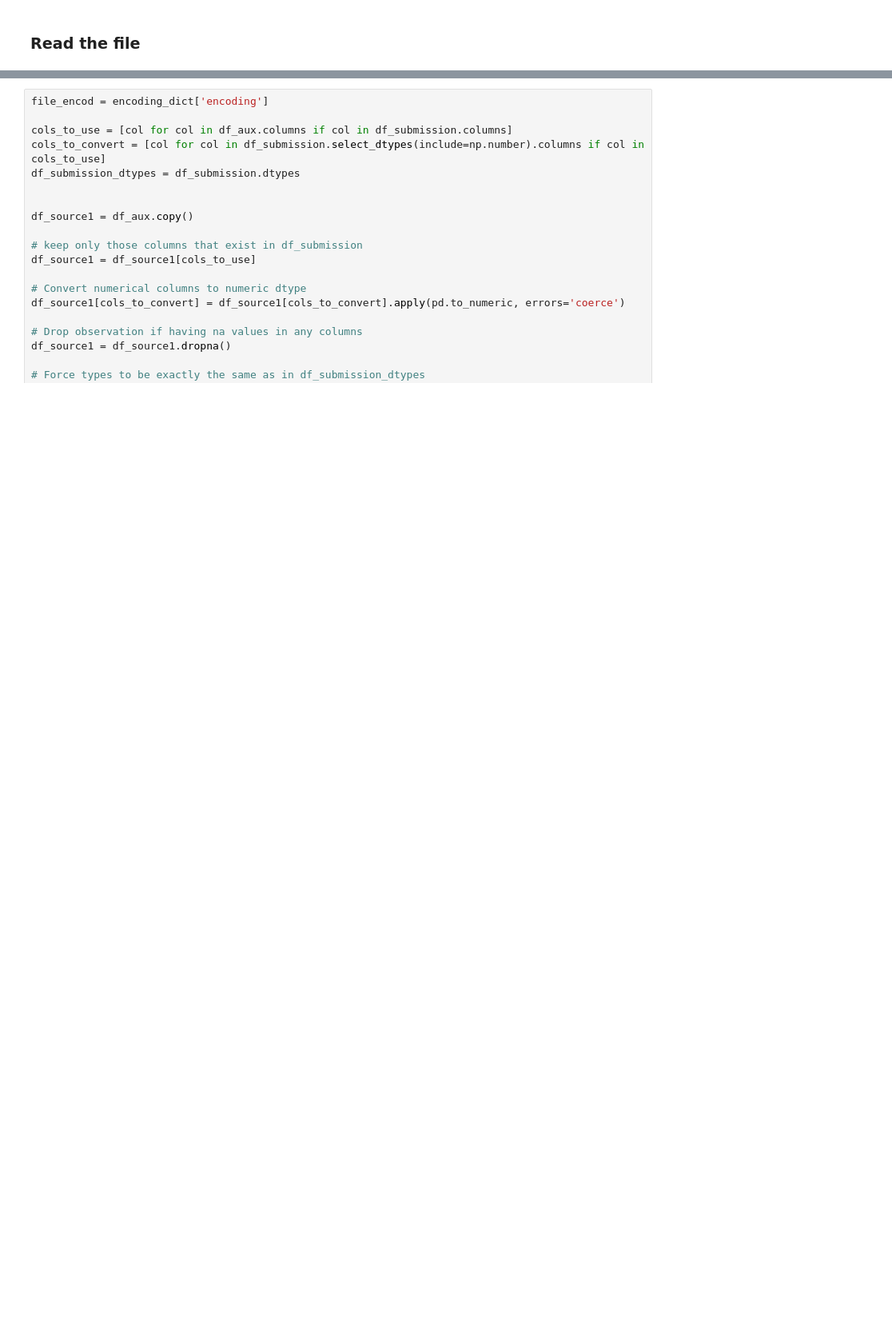
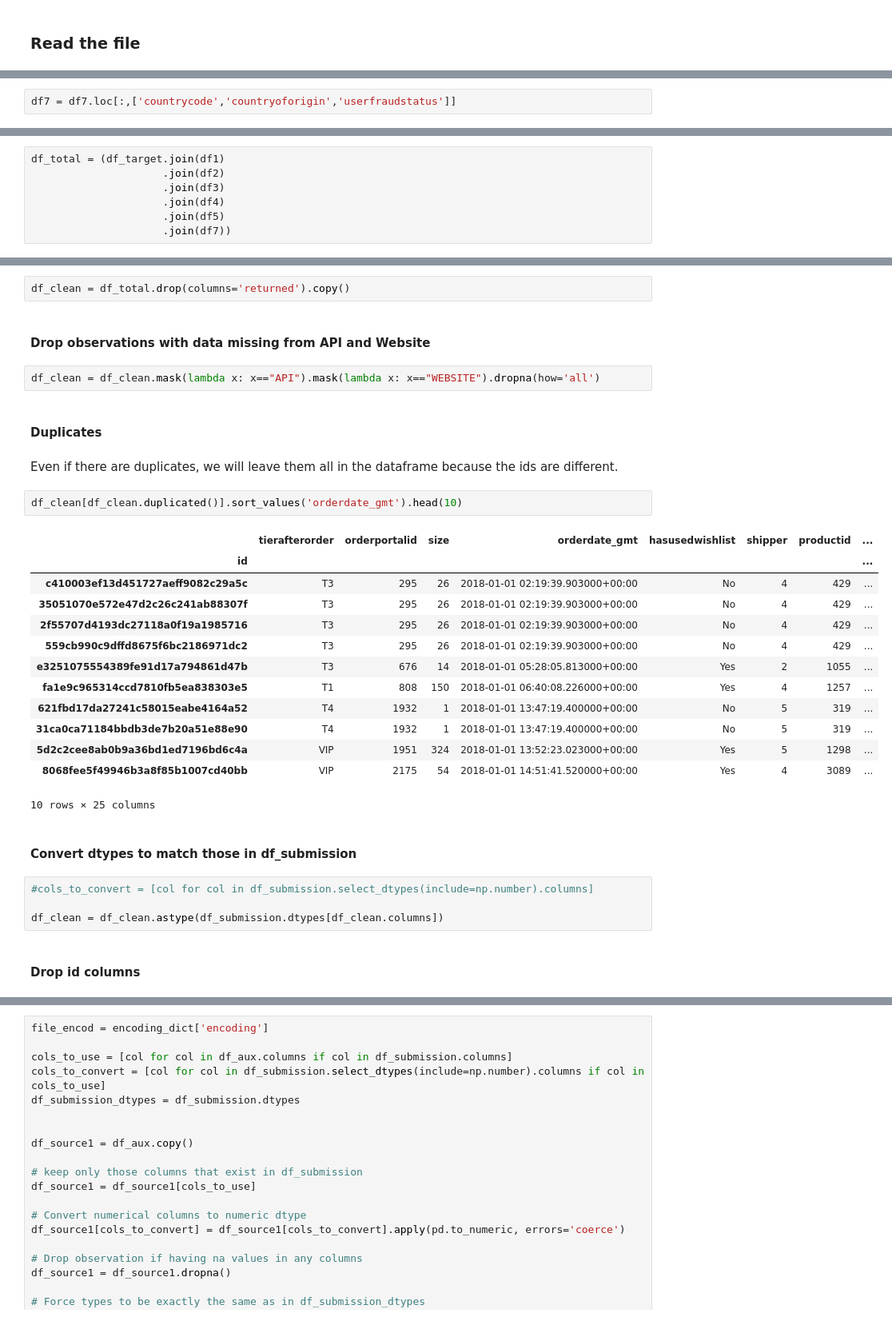
Before and after one commit to jnpicao/LDSSA-batch3-workspace, a Jupyter notebook: S02 - Data Wrangling/HCKT02 - Data Wrangling/hckt2_complete_script.ipynb, the cells around one changed output, grey strips where cells are left out. Shown at 80% size. Cells and saved outputs as stored; diff of their text form; blank space fills up the shorter version.

```diff
--- a/S02 - Data Wrangling/HCKT02 - Data Wrangling/hckt2_complete_script.ipynb
+++ b/S02 - Data Wrangling/HCKT02 - Data Wrangling/hckt2_complete_script.ipynb
@@ -216,0 +324,2 @@ memory usage: 29.0+ MB
+# %%
+df7 = df7.loc[:,['countrycode','countryoforigin','userfraudstatus']]
@@ -216,0 +345,7 @@ memory usage: 29.0+ MB
+# %%
+df_total = (df_target.join(df1)
+                     .join(df2)
+                     .join(df3)
+                     .join(df4)
+                     .join(df5)
+                     .join(df7))
@@ -216,0 +385,34 @@ memory usage: 29.0+ MB
+# %%
+df_clean = df_total.drop(columns='returned').copy()
+# %% [markdown]
+#### Drop observations with data missing from API and Website
+# %%
+df_clean = df_clean.mask(lambda x: x=="API").mask(lambda x: x=="WEBSITE").dropna(how='all')
+# %% [markdown]
+#### Duplicates
+# %% [markdown]
+Even if there are duplicates, we will leave them all in the dataframe because the ids are different.
+# %%
+df_clean[df_clean.duplicated()].sort_values('orderdate_gmt').head(10)
+# %% [output]
+|  | tierafterorder | orderportalid | size | orderdate_gmt | hasusedwishlist | shipper | productid | ... |
+| id |  |  |  |  |  |  |  | ... |
+| c410003ef13d451727aeff9082c29a5c | T3 | 295 | 26 | 2018-01-01 02:19:39.903000+00:00 | No | 4 | 429 | ... |
+| 35051070e572e47d2c26c241ab88307f | T3 | 295 | 26 | 2018-01-01 02:19:39.903000+00:00 | No | 4 | 429 | ... |
+| 2f55707d4193dc27118a0f19a1985716 | T3 | 295 | 26 | 2018-01-01 02:19:39.903000+00:00 | No | 4 | 429 | ... |
+| 559cb990c9dffd8675f6bc2186971dc2 | T3 | 295 | 26 | 2018-01-01 02:19:39.903000+00:00 | No | 4 | 429 | ... |
+| e3251075554389fe91d17a794861d47b | T3 | 676 | 14 | 2018-01-01 05:28:05.813000+00:00 | Yes | 2 | 1055 | ... |
+| fa1e9c965314ccd7810fb5ea838303e5 | T1 | 808 | 150 | 2018-01-01 06:40:08.226000+00:00 | Yes | 4 | 1257 | ... |
+| 621fbd17da27241c58015eabe4164a52 | T4 | 1932 | 1 | 2018-01-01 13:47:19.400000+00:00 | No | 5 | 319 | ... |
+| 31ca0ca71184bbdb3de7b20a51e88e90 | T4 | 1932 | 1 | 2018-01-01 13:47:19.400000+00:00 | No | 5 | 319 | ... |
+| 5d2c2cee8ab0b9a36bd1ed7196bd6c4a | VIP | 1951 | 324 | 2018-01-01 13:52:23.023000+00:00 | Yes | 5 | 1298 | ... |
+| 8068fee5f49946b3a8f85b1007cd40bb | VIP | 2175 | 54 | 2018-01-01 14:51:41.520000+00:00 | Yes | 4 | 3089 | ... |
+10 rows × 25 columns
+# %% [markdown]
+#### Convert dtypes to match those in df_submission
+# %%
+#cols_to_convert = [col for col in df_submission.select_dtypes(include=np.number).columns]
+
+df_clean = df_clean.astype(df_submission.dtypes[df_clean.columns])
+# %% [markdown]
+#### Drop id columns
```
Also changed, not shown: parts of 79 cells of this notebook.
